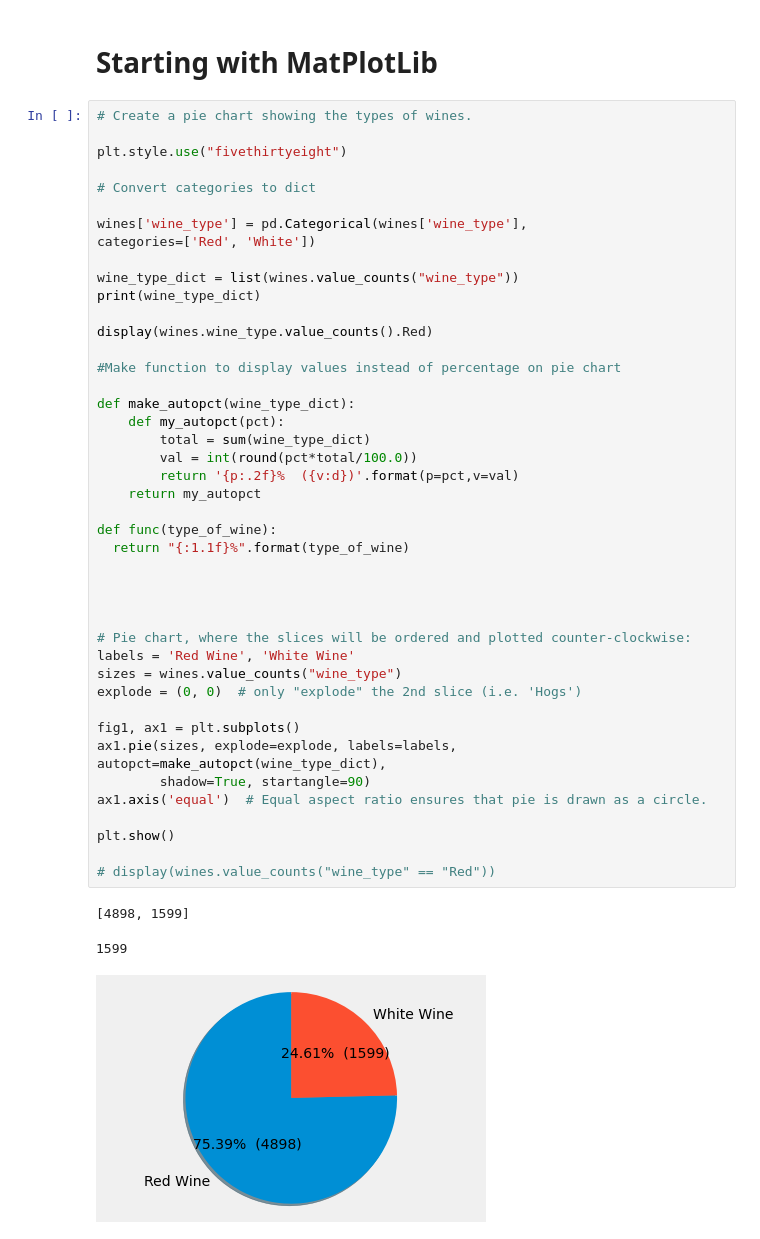
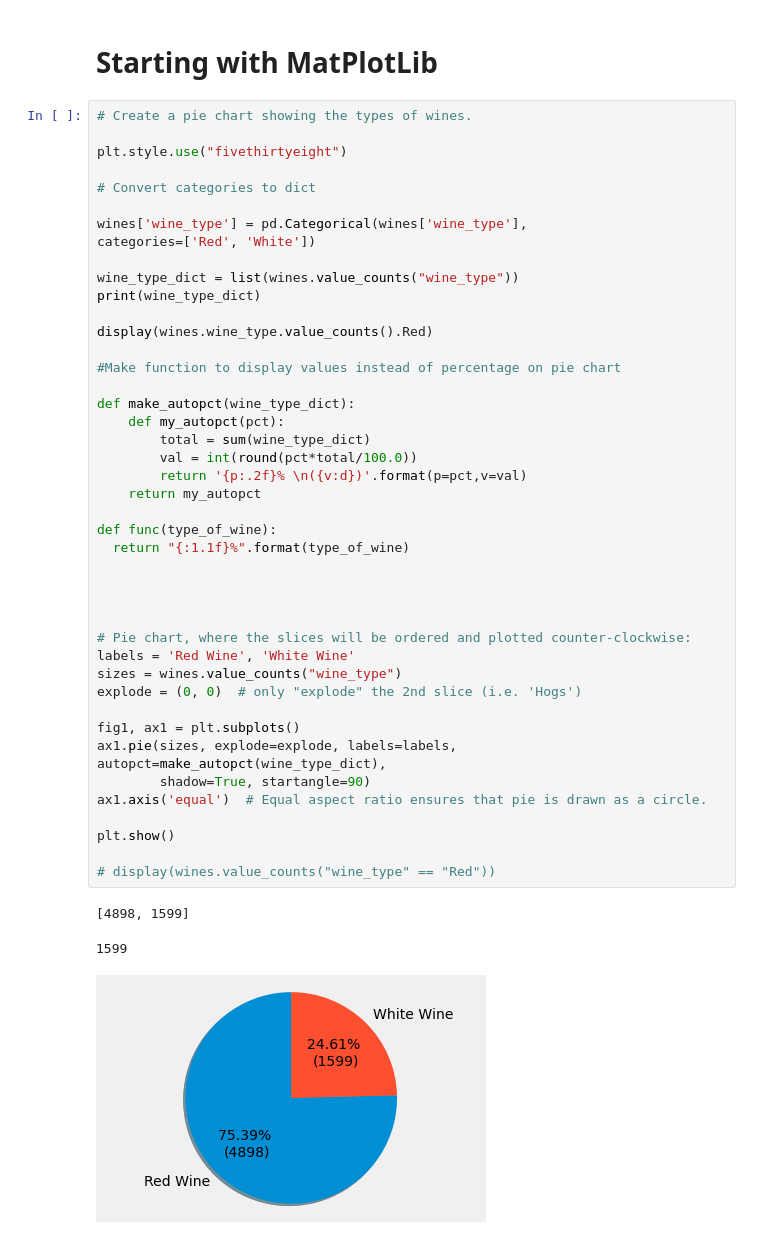
Before and after one commit to arjunpsk/BlueBerry-Winery, a Jupyter notebook: BlueBerry Winery.ipynb, the cells around one changed output. Saved outputs shown, nothing was run; the diff lists cells and outputs as text.

```diff
--- a/BlueBerry Winery.ipynb
+++ b/BlueBerry Winery.ipynb
@@ -346,32 +359,32 @@ display(wines.wine_type.value_counts().Red)
 #Make function to display values instead of percentage on pie chart
 
 def make_autopct(wine_type_dict):
     def my_autopct(pct):
         total = sum(wine_type_dict)
         val = int(round(pct*total/100.0))
-        return '{p:.2f}%  ({v:d})'.format(p=pct,v=val)
+        return '{p:.2f}% \n({v:d})'.format(p=pct,v=val)
     return my_autopct
 
 def func(type_of_wine):
   return "{:1.1f}%".format(type_of_wine)
 
 
 
 
 # Pie chart, where the slices will be ordered and plotted counter-clockwise:
 labels = 'Red Wine', 'White Wine'
 sizes = wines.value_counts("wine_type")
 explode = (0, 0)  # only "explode" the 2nd slice (i.e. 'Hogs')
 
 fig1, ax1 = plt.subplots()
 ax1.pie(sizes, explode=explode, labels=labels, autopct=make_autopct(wine_type_dict),
         shadow=True, startangle=90)
 ax1.axis('equal')  # Equal aspect ratio ensures that pie is drawn as a circle.
 
 plt.show()
 
 # display(wines.value_counts("wine_type" == "Red"))
 # %% [output]
 [4898, 1599]
 1599
-[figure, old version]
+[figure, new version]
```
Also changed, not shown: parts of 22 cells of this notebook.
